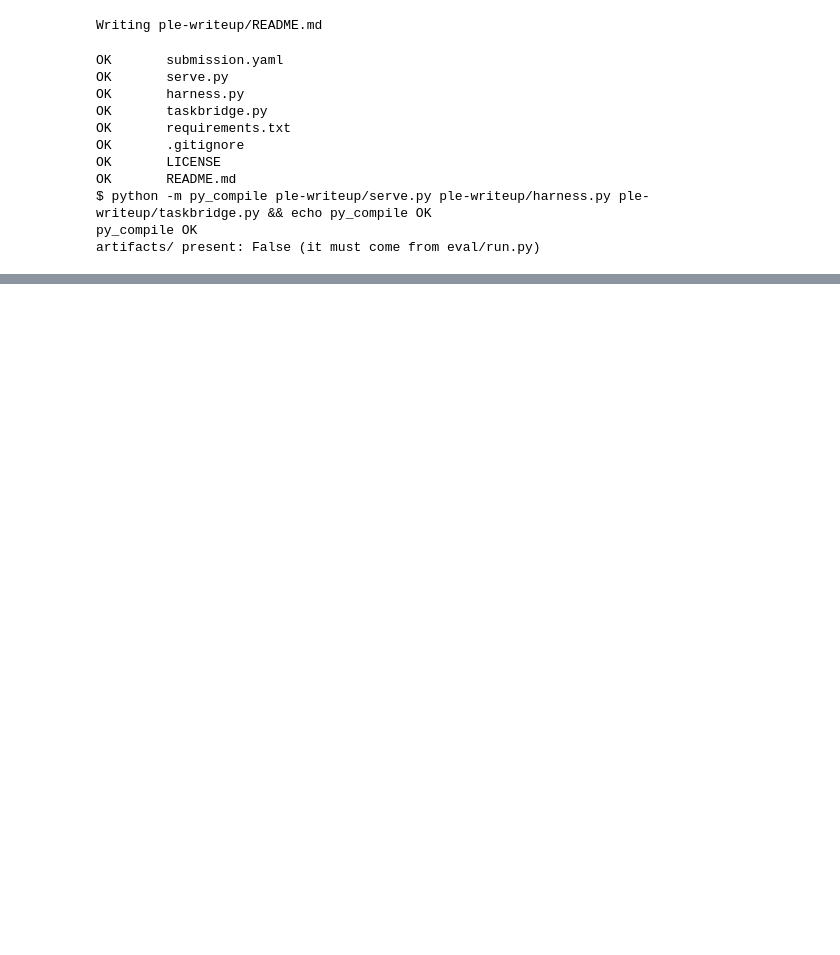
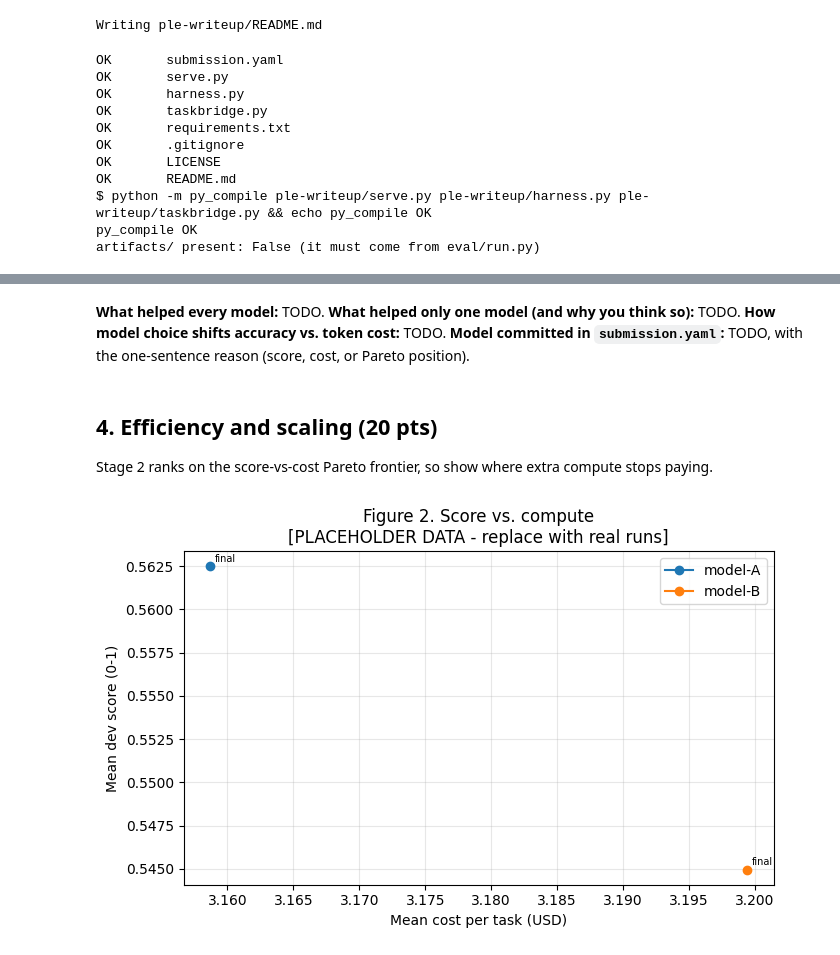
Before and after one commit to rushikesh648/Ple-writeup, a Jupyter notebook: PLE_writeup.ipynb, the cells around one changed output, grey strips where cells are left out. Drawn from its saved outputs; the diff is of its cells as text; code cells hidden in the pictures; blank space fills up the shorter version.

```diff
--- a/PLE_writeup.ipynb
+++ b/PLE_writeup.ipynb
@@ -2494,0 +2880,36 @@ RUN_GIT is False: nothing committed or pushed.
+# %% [markdown]
+**What helped every model:** TODO.
+**What helped only one model (and why you think so):** TODO.
+**How model choice shifts accuracy vs. token cost:** TODO.
+**Model committed in `submission.yaml`:** TODO, with the one-sentence reason (score, cost, or Pareto position).
+# %% [markdown]
+## 4. Efficiency and scaling (20 pts)
+
+Stage 2 ranks on the score-vs-cost Pareto frontier, so show where extra compute stops paying.
+# %%
+# FIGURE 2: score vs. compute. Use whichever x-axis you varied:
+# cost_usd, input_tokens, n_calls, runtime_s, or n_verify_attempts.
+if df["cost_usd"].notna().any():
+    XCOL, XLABEL = "cost_usd", "Mean cost per task (USD)"
+else:   # eval/run.py records tokens, not dollars; set PRICE in Step 0 to get cost
+    XCOL, XLABEL = "input_tokens", "Mean input tokens per task"
+
+g = (df.groupby(["model", "config"])
+       .agg(score=("score", "mean"), x=(XCOL, "mean")).reset_index())
+
+fig, ax = plt.subplots(figsize=(7, 4.5))
+for m, d in g.groupby("model"):
+    d = d.sort_values("x")
+    ax.plot(d.x, d.score, marker="o", label=m)
+    for _, r in d.iterrows():
+        ax.annotate(r.config, (r.x, r.score), fontsize=7, xytext=(3, 3), textcoords="offset points")
+ax.set_xlabel(XLABEL)
+ax.set_ylabel("Mean dev score (0-1)")
+ax.set_title("Figure 2. Score vs. compute" + (f"\n[{TAG}]" if TAG else ""))
+ax.legend()
+ax.grid(alpha=0.3)
+plt.tight_layout()
+plt.savefig("figures/fig2_score_vs_cost.png", dpi=200)
+plt.show()
+# %% [output]
+[figure, added]
```
Also changed, not shown: parts of 34 cells of this notebook.
